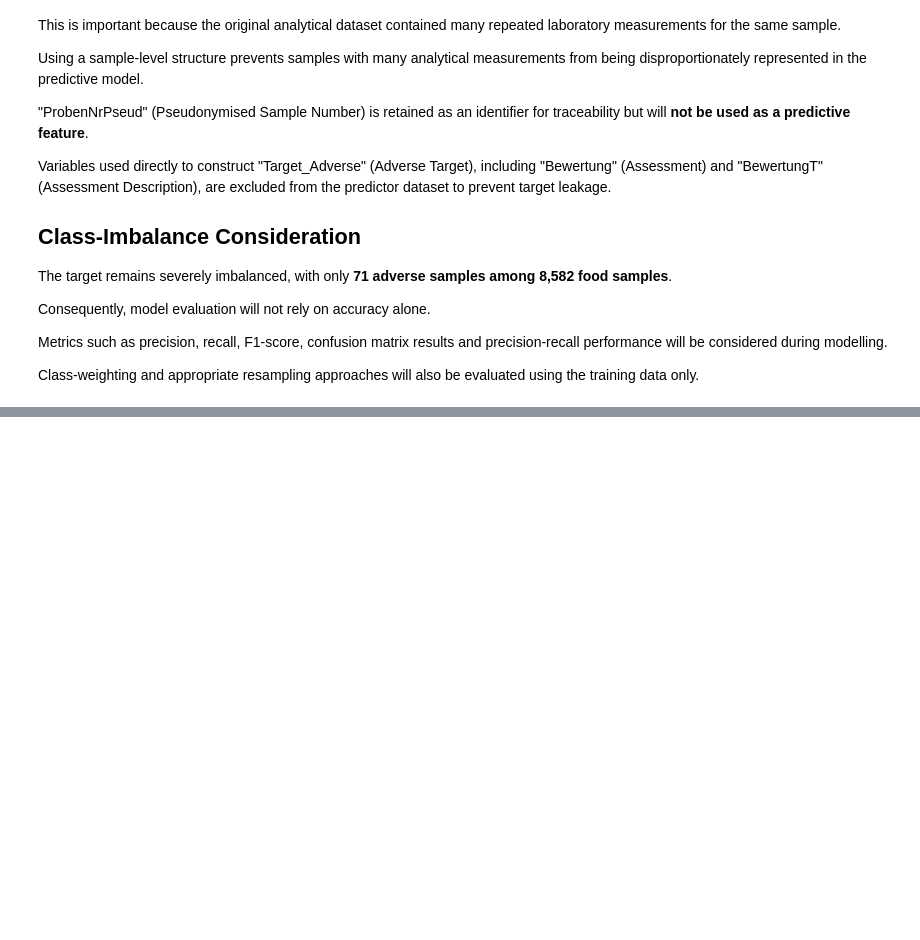
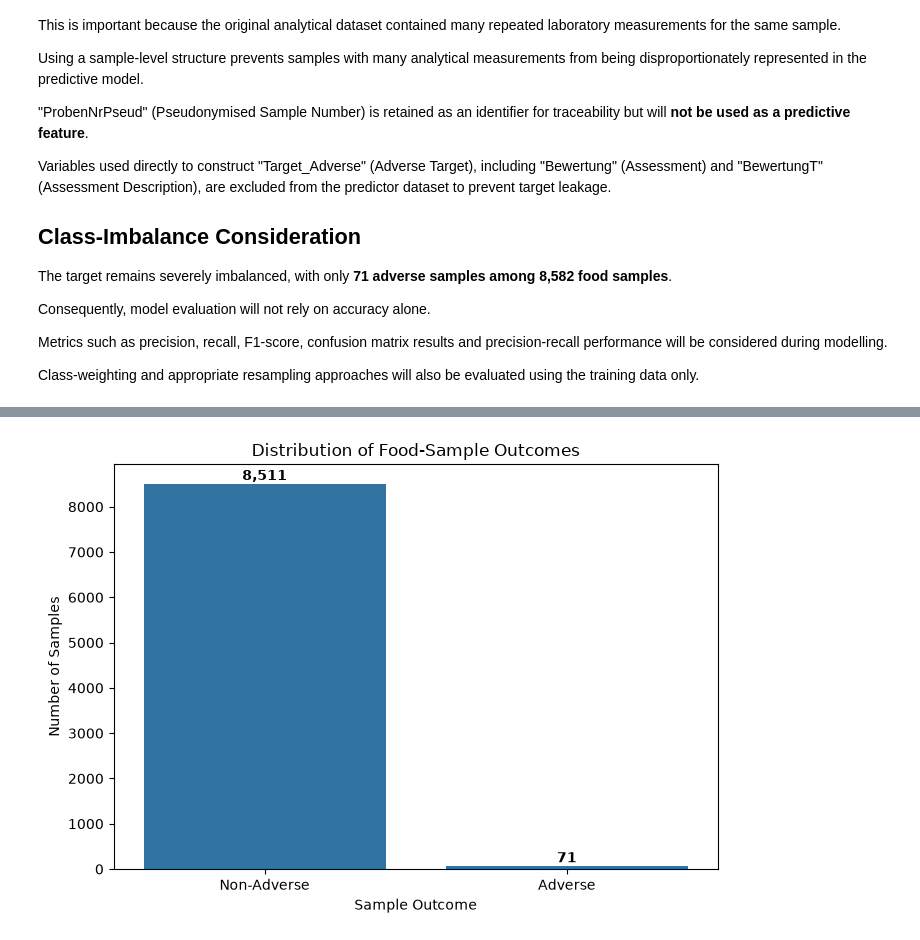
Before and after one commit to synergeo/food-safety-inspection-analytics, a Jupyter notebook: notebooks/01_data_inspection.ipynb, the cells around one changed output, grey strips where cells are left out. Saved outputs shown, nothing was run; the diff lists cells and outputs as text; code cells hidden in the pictures; blank space fills up the shorter version.

Commit message:
Complete visual EDA and finalize data inspection notebook

```diff
--- a/notebooks/01_data_inspection.ipynb
+++ b/notebooks/01_data_inspection.ipynb
@@ -1,8 +12,11 @@
 # %%
 import pandas as pd
+import numpy as np
+import matplotlib.pyplot as plt
+import seaborn as sns
 
 # File path
-file_path = "Data/20250108_opendata_moni_23.csv"
+file_path = "../Data/20250108_opendata_moni_23.csv"
 
 # Load a small sample first because the full dataset is very large
 df_sample = pd.read_csv(
@@ -4469,0 +4488,32 @@ Saved shape:
+# %%
+import matplotlib.pyplot as plt
+import seaborn as sns
+
+# Count target classes
+target_counts = model_df["Target_Adverse"].value_counts().sort_index()
+
+plt.figure(figsize=(7, 5))
+
+ax = sns.barplot(
+    x=["Non-Adverse", "Adverse"],
+    y=target_counts.values
+)
+
+plt.title("Distribution of Food-Sample Outcomes")
+plt.xlabel("Sample Outcome")
+plt.ylabel("Number of Samples")
+
+# Add counts above bars
+for i, value in enumerate(target_counts.values):
+    ax.text(
+        i,
+        value + 80,
+        f"{value:,}",
+        ha="center",
+        fontweight="bold"
+    )
+
+plt.tight_layout()
+plt.show()
+# %% [output]
+[figure, added]
```
Also changed, not shown: parts of 32 cells of this notebook.
